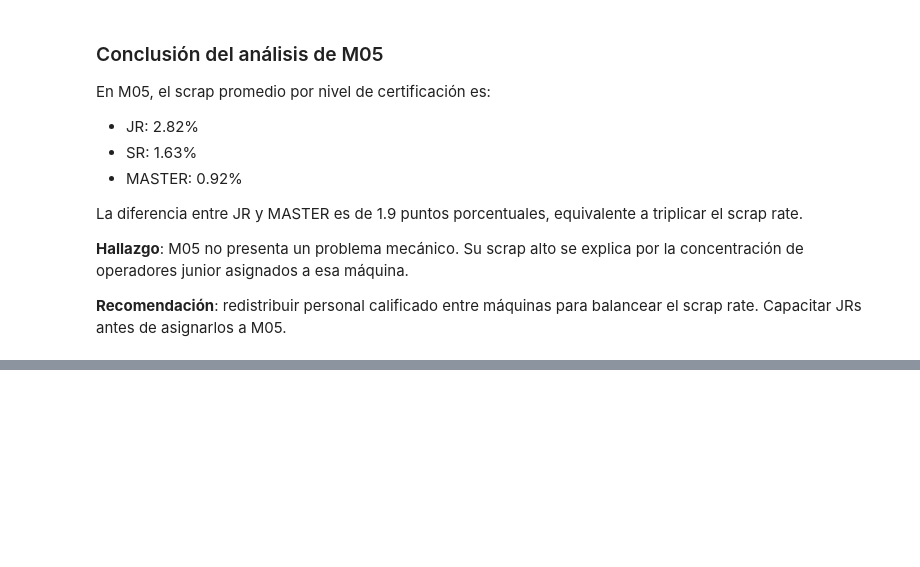
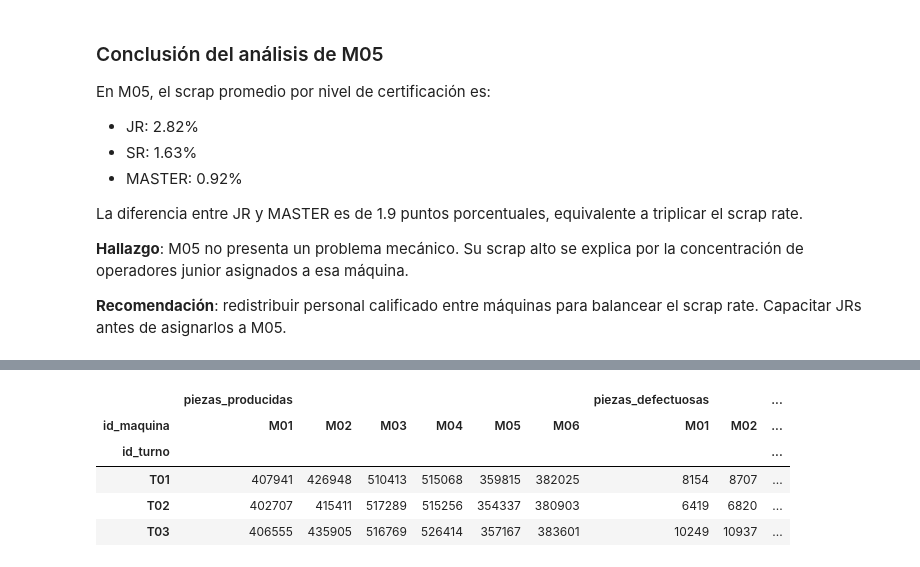
Before and after one commit to alevazto1-dev/portfolio-manufacturing-analytics, a Jupyter notebook: 01_proyecto_automotriz/notebooks/01_exploracion_inicial.ipynb, the cells around one changed output, grey strips where cells are left out. Drawn from its saved outputs; the diff is of its cells as text; code cells hidden in the pictures; blank space fills up the shorter version.

```diff
--- a/01_proyecto_automotriz/notebooks/01_exploracion_inicial.ipynb
+++ b/01_proyecto_automotriz/notebooks/01_exploracion_inicial.ipynb
@@ -402,0 +470,14 @@ balancear el scrap rate. Capacitar JRs antes de asignarlos a M05.
+# %%
+maquinas_turno = produccion_operadores.groupby(['id_turno', 'id_maquina']).agg({
+    'piezas_producidas': 'sum',
+    'piezas_defectuosas': 'sum'
+})
+maquinas_turno['porcentaje_scrap'] = (maquinas_turno['piezas_defectuosas'] / maquinas_turno['piezas_producidas'])*100
+maquinas_turno.round(2).unstack().head(10)
+# %% [output]
+|  | piezas_producidas |  |  |  |  |  | piezas_defectuosas |  | ... |
+| id_maquina | M01 | M02 | M03 | M04 | M05 | M06 | M01 | M02 | ... |
+| id_turno |  |  |  |  |  |  |  |  | ... |
+| T01 | 407941 | 426948 | 510413 | 515068 | 359815 | 382025 | 8154 | 8707 | ... |
+| T02 | 402707 | 415411 | 517289 | 515256 | 354337 | 380903 | 6419 | 6820 | ... |
+| T03 | 406555 | 435905 | 516769 | 526414 | 357167 | 383601 | 10249 | 10937 | ... |
```
Also changed, not shown: parts of 10 cells of this notebook.
